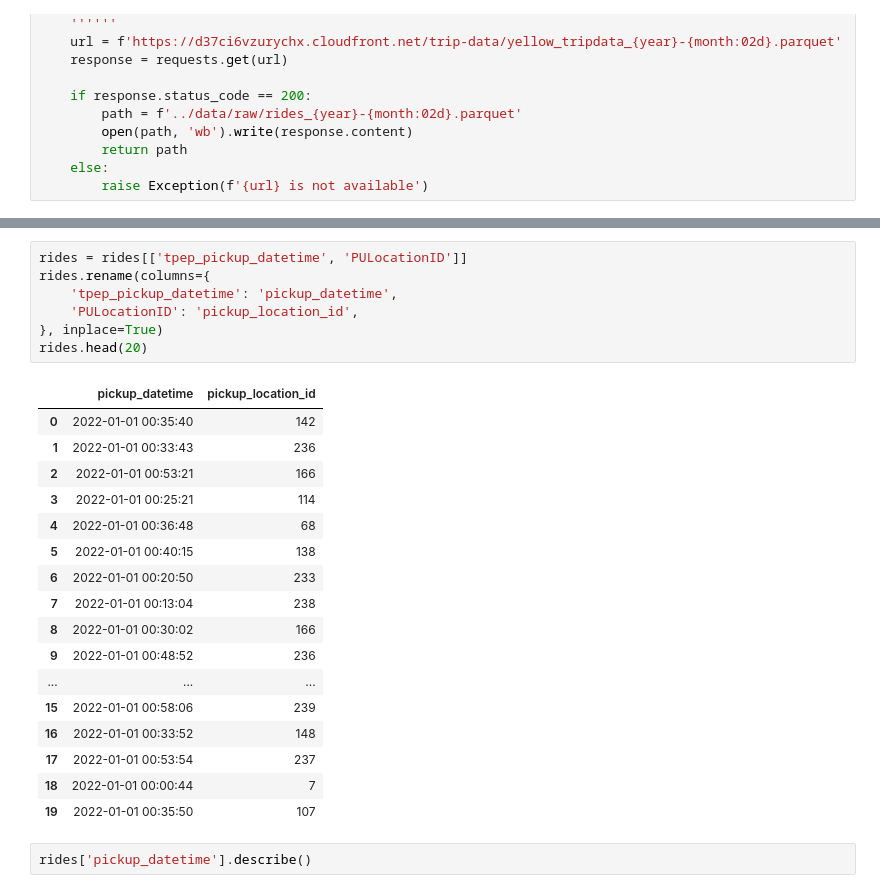
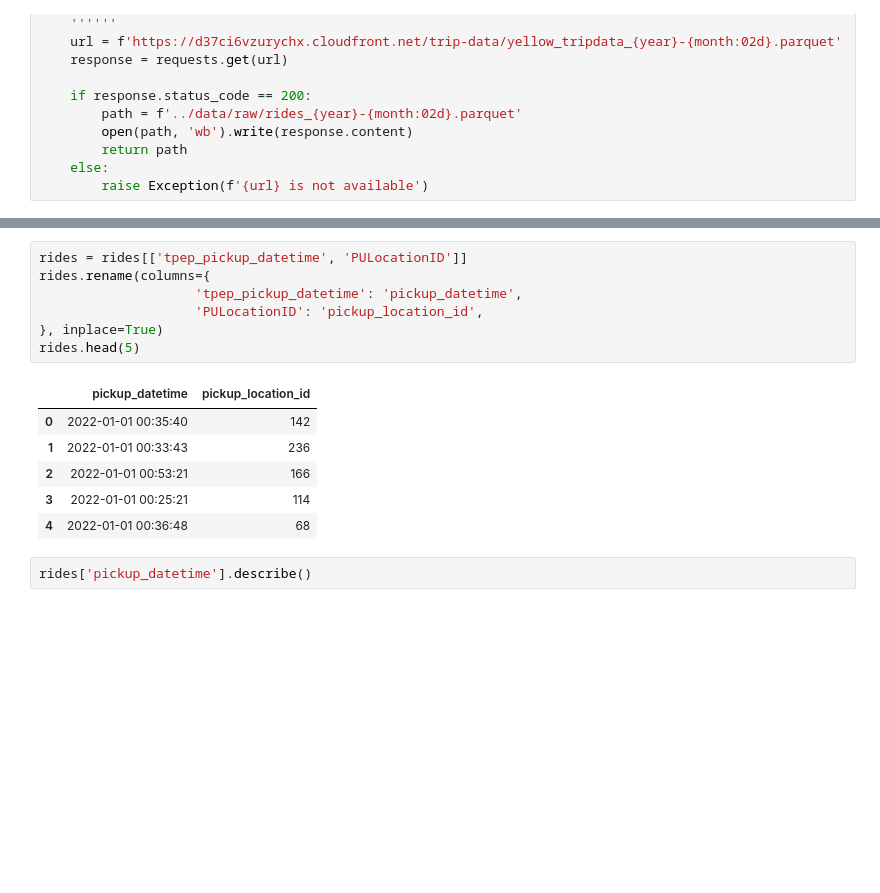
Before and after one commit to VictorLoureiro/taxi_demand_predictor_e2e_ml_service, a Jupyter notebook: notebooks/01_load_and_validate_raw_data.ipynb, the cells around one changed output, grey strips where cells are left out. Saved outputs shown, nothing was run; the diff lists cells and outputs as text; blank space fills up the shorter version.

```diff
--- a/notebooks/01_load_and_validate_raw_data.ipynb
+++ b/notebooks/01_load_and_validate_raw_data.ipynb
@@ -43,28 +32,17 @@ rides.head(20)
 # %%
 rides = rides[['tpep_pickup_datetime', 'PULocationID']]
 rides.rename(columns={
-    'tpep_pickup_datetime': 'pickup_datetime',
-    'PULocationID': 'pickup_location_id',
+                    'tpep_pickup_datetime': 'pickup_datetime',
+                    'PULocationID': 'pickup_location_id',
 }, inplace=True)
-rides.head(20)
+rides.head(5)
 # %% [output]
 |  | pickup_datetime | pickup_location_id |
 | 0 | 2022-01-01 00:35:40 | 142 |
 | 1 | 2022-01-01 00:33:43 | 236 |
 | 2 | 2022-01-01 00:53:21 | 166 |
 | 3 | 2022-01-01 00:25:21 | 114 |
 | 4 | 2022-01-01 00:36:48 | 68 |
-| 5 | 2022-01-01 00:40:15 | 138 |
-| 6 | 2022-01-01 00:20:50 | 233 |
-| 7 | 2022-01-01 00:13:04 | 238 |
-| 8 | 2022-01-01 00:30:02 | 166 |
-| 9 | 2022-01-01 00:48:52 | 236 |
-| ... | ... | ... |
-| 15 | 2022-01-01 00:58:06 | 239 |
-| 16 | 2022-01-01 00:33:52 | 148 |
-| 17 | 2022-01-01 00:53:54 | 237 |
-| 18 | 2022-01-01 00:00:44 | 7 |
-| 19 | 2022-01-01 00:35:50 | 107 |
 # %%
 rides['pickup_datetime'].describe()
 # %% [output]
```
Also changed, not shown: parts of 2 cells of this notebook, 15 other files.
